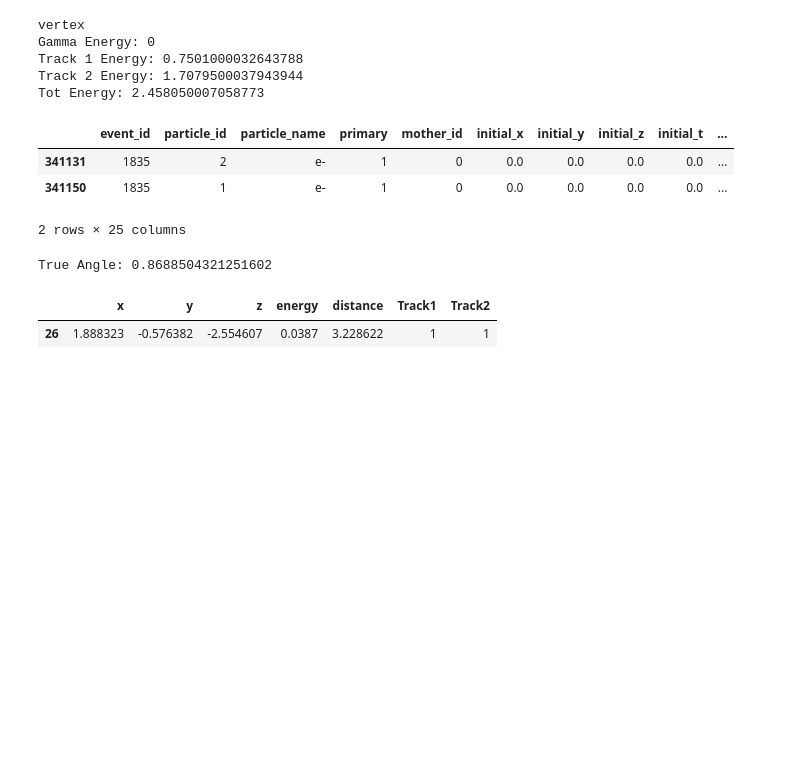
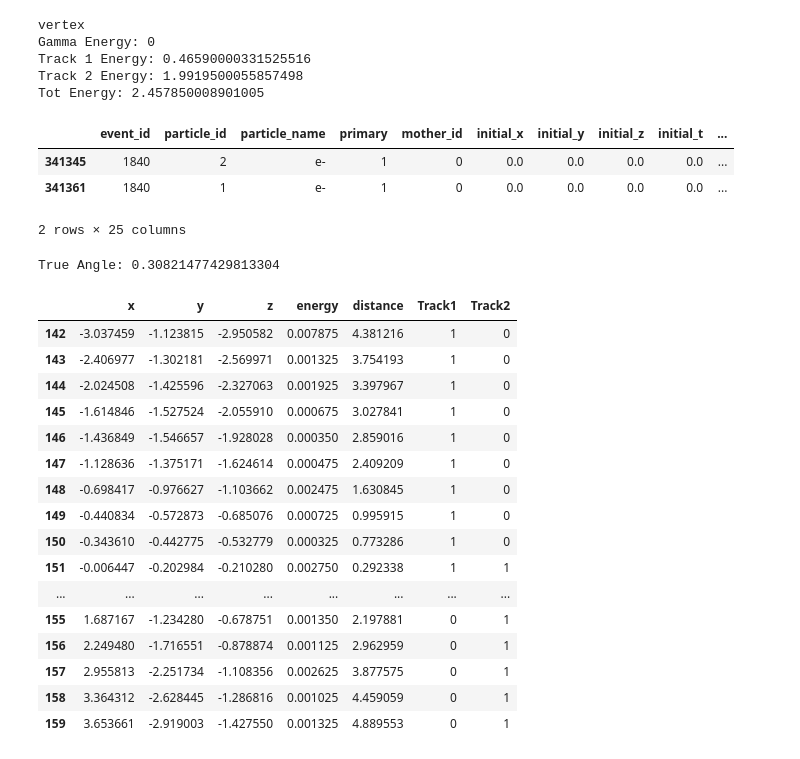
Before and after one commit to kvjmistry/NEXT_nudobe, a Jupyter notebook: workdir/TrackBuilder.ipynb, the cells around one changed output. Saved outputs shown, nothing was run; the diff lists cells and outputs as text; code cells hidden in the pictures; blank space fills up the shorter version.

```diff
--- a/workdir/TrackBuilder.ipynb
+++ b/workdir/TrackBuilder.ipynb
@@ -2,16 +2,13 @@
 import numpy as np
 import pandas as pd
 import matplotlib.pyplot as plt
-
-import pandas as pd
 from scipy.spatial import distance_matrix
-import numpy as np
 import matplotlib.pyplot as plt
 import itertools
 import copy
 
 # hits = pd.read_hdf('../../NEXT_nudobe/files/data/Leptoquark_SM_nexus.h5',"MC/hits")
-hits = pd.read_hdf('../../NEXT_nudobe/files/data/Leptoquark_SM_10mm_smear.h5',"MC/hits")
+hits = pd.read_hdf('../../NEXT_nudobe/files/data/Leptoquark_SM_1mm_smear.h5',"MC/hits")
 parts = pd.read_hdf('../../NEXT_nudobe/files/data/Leptoquark_SM_1mm_smear.h5',"MC/particles")
 
 display(hits)
@@ -32,7 +29,7 @@ display(hits)
 # %%
 %matplotlib widget
 
-event_num = 1835
+event_num = 1840
 
 data = hits[hits.event_id == event_num]
 
@@ -515,12 +513,15 @@ def AddConnectedTracks(curr_track,conn_track, delta_path, seg1_path, seg2_path,
 def AddConnectedTracksnoDelta(curr_track,conn_track, track1_path, UpdatedTracks):
 
     print("Joining tracks ",curr_track,", ",conn_track)
+    name = "track"
 
     # Remove the old tracks from the array
     for index, t in enumerate(UpdatedTracks):
 
         # remove the old tracks
         if (t["id"] == curr_track):
+            if (t["label"] == "Track1" or t["label"] == "Track2"):
+                name = t["label"]
             UpdatedTracks.pop(index)
 
     # Remove the old tracks from the array
@@ -528,7 +529,11 @@ def AddConnectedTracksnoDelta(curr_track,conn_track, track1_path, UpdatedTracks)
         # Get the same colour as the track
         if (t["id"] == conn_track):
             color = t["c"]
-            name = t["label"]
+
+            if (t["label"] == "Track1" or t["label"] == "Track2"):
+                name = t["label"]
+
+    print("Label is: ", name)
 
     track1_len, track1_e = GetTrackLengthEnergy(track1_path)
     Track1 = {"id":conn_track, "start":track1_path[0], "end":track1_path[-1], "nodes":track1_path, "length":track1_len, "energy":track1_e,"label":name,"c":color}
@@ -568,18 +573,18 @@ def UpdateAndMergeTrack(curr_track,conn_track, newpath, UpdatedTracks_):
     for index, t in enumerate(UpdatedTracks_):
 
         # Remove the old tracks from the array
-        for index, t in enumerate(UpdatedTracks):
+        for index, t in enumerate(UpdatedTracks_):
 
             # remove the old tracks
             if (t["id"] == curr_track):
-                UpdatedTracks.pop(index)
+                UpdatedTracks_.pop(index)
 
         # Remove the old tracks from the array
-        for index, t in enumerate(UpdatedTracks):
+        for index, t in enumerate(UpdatedTracks_):
             # remove the old tracks
             if (t["id"] == conn_track):
                 name=t["label"]
-                UpdatedTracks.pop(index)
+                UpdatedTracks_.pop(index)
 
     # Add the new merged track
     length, energy = GetTrackLengthEnergy(newpath)
@@ -935,21 +940,23 @@ print("Tot Energy:", track1_energy + track2_energy)
 part = parts[parts.event_id == event_num]
 part = part[part.primary == 1]
 display(part)
+
+gen_kin_energy = max(part.kin_energy.values) # generator T1
 # %% [output]
 vertex
 Gamma Energy: 0
-Track 1 Energy: 0.7501000032643788
-Track 2 Energy: 1.7079500037943944
-Tot Energy: 2.458050007058773
+Track 1 Energy: 0.46590000331525516
+Track 2 Energy: 1.9919500055857498
+Tot Energy: 2.457850008901005
 |  | event_id | particle_id | particle_name | primary | mother_id | initial_x | initial_y | initial_z | initial_t | ... |
-| 341131 | 1835 | 2 | e- | 1 | 0 | 0.0 | 0.0 | 0.0 | 0.0 | ... |
-| 341150 | 1835 | 1 | e- | 1 | 0 | 0.0 | 0.0 | 0.0 | 0.0 | ... |
+| 341345 | 1840 | 2 | e- | 1 | 0 | 0.0 | 0.0 | 0.0 | 0.0 | ... |
+| 341361 | 1840 | 1 | e- | 1 | 0 | 0.0 | 0.0 | 0.0 | 0.0 | ... |
 2 rows × 25 columns
 # %%
 # Calculate the angle between the electrons
 
 # Calculate the angle between momentum vectors
-def calculate_angle(row):
+def calculate_angle_parts(row):
     # Extract momentum components for particle 1
     p1 = np.array([row['initial_momentum_x_1'], row['initial_momentum_y_1'], row['initial_momentum_z_1']])
     # Extract momentum components for particle 2
@@ -971,41 +978,57 @@ def calculate_angle(row):
 
     return cos_theta
 
+
 ### ------------- ------------- ------------- -------------
 # Filter particles with particle_id 1 and 2
 particle_1 = part[part.particle_id == 1].copy()
 particle_2 = part[part.particle_id == 2].copy()
 
 # Merge the DataFrames on 'event' to pair particles from the same event
 merged_particles = pd.merge(particle_1, particle_2, on="event_id", suffixes=('_1', '_2'))
 
 # Apply the function to each row in the merged DataFrame
-merged_particles['angle'] = merged_particles.apply(calculate_angle, axis=1)
+merged_particles['angle'] = merged_particles.apply(calculate_angle_parts, axis=1)
 print("True Angle:", merged_particles['angle'].iloc[0])
 # ------------- ------------- ------------- -------------
 
 data['Track1'] = 0
 data['Track2'] = 0
 
 track1_indices = []
 track2_indices = []
 
 for t in UpdatedTracks:
 
     if t["label"] == "Track1":
         track1_indices = track1_indices + t["nodes"]
 
     if t["label"] == "Track2":
         track2_indices = track2_indices + t["nodes"]
 
 data.loc[track1_indices, 'Track1'] = 1
 data.loc[track2_indices, 'Track2'] = 1
 
 display(data[data.distance < 5])
 # %% [output]
-True Angle: 0.8688504321251602
+True Angle: 0.30821477429813304
 |  | x | y | z | energy | distance | Track1 | Track2 |
-| 26 | 1.888323 | -0.576382 | -2.554607 | 0.0387 | 3.228622 | 1 | 1 |
+| 142 | -3.037459 | -1.123815 | -2.950582 | 0.007875 | 4.381216 | 1 | 0 |
+| 143 | -2.406977 | -1.302181 | -2.569971 | 0.001325 | 3.754193 | 1 | 0 |
+| 144 | -2.024508 | -1.425596 | -2.327063 | 0.001925 | 3.397967 | 1 | 0 |
+| 145 | -1.614846 | -1.527524 | -2.055910 | 0.000675 | 3.027841 | 1 | 0 |
+| 146 | -1.436849 | -1.546657 | -1.928028 | 0.000350 | 2.859016 | 1 | 0 |
+| 147 | -1.128636 | -1.375171 | -1.624614 | 0.000475 | 2.409209 | 1 | 0 |
+| 148 | -0.698417 | -0.976627 | -1.103662 | 0.002475 | 1.630845 | 1 | 0 |
+| 149 | -0.440834 | -0.572873 | -0.685076 | 0.000725 | 0.995915 | 1 | 0 |
+| 150 | -0.343610 | -0.442775 | -0.532779 | 0.000325 | 0.773286 | 1 | 0 |
+| 151 | -0.006447 | -0.202984 | -0.210280 | 0.002750 | 0.292338 | 1 | 1 |
+| ... | ... | ... | ... | ... | ... | ... | ... |
+| 155 | 1.687167 | -1.234280 | -0.678751 | 0.001350 | 2.197881 | 0 | 1 |
+| 156 | 2.249480 | -1.716551 | -0.878874 | 0.001125 | 2.962959 | 0 | 1 |
+| 157 | 2.955813 | -2.251734 | -1.108356 | 0.002625 | 3.877575 | 0 | 1 |
+| 158 | 3.364312 | -2.628445 | -1.286816 | 0.001025 | 4.459059 | 0 | 1 |
+| 159 | 3.653661 | -2.919003 | -1.427550 | 0.001325 | 4.889553 | 0 | 1 |
 # %%
 def cosine_angle(vector_a, vector_b):
     # Compute the dot product of the two vectors
```
Also changed, not shown: parts of 8 cells of this notebook, 3 other files.
